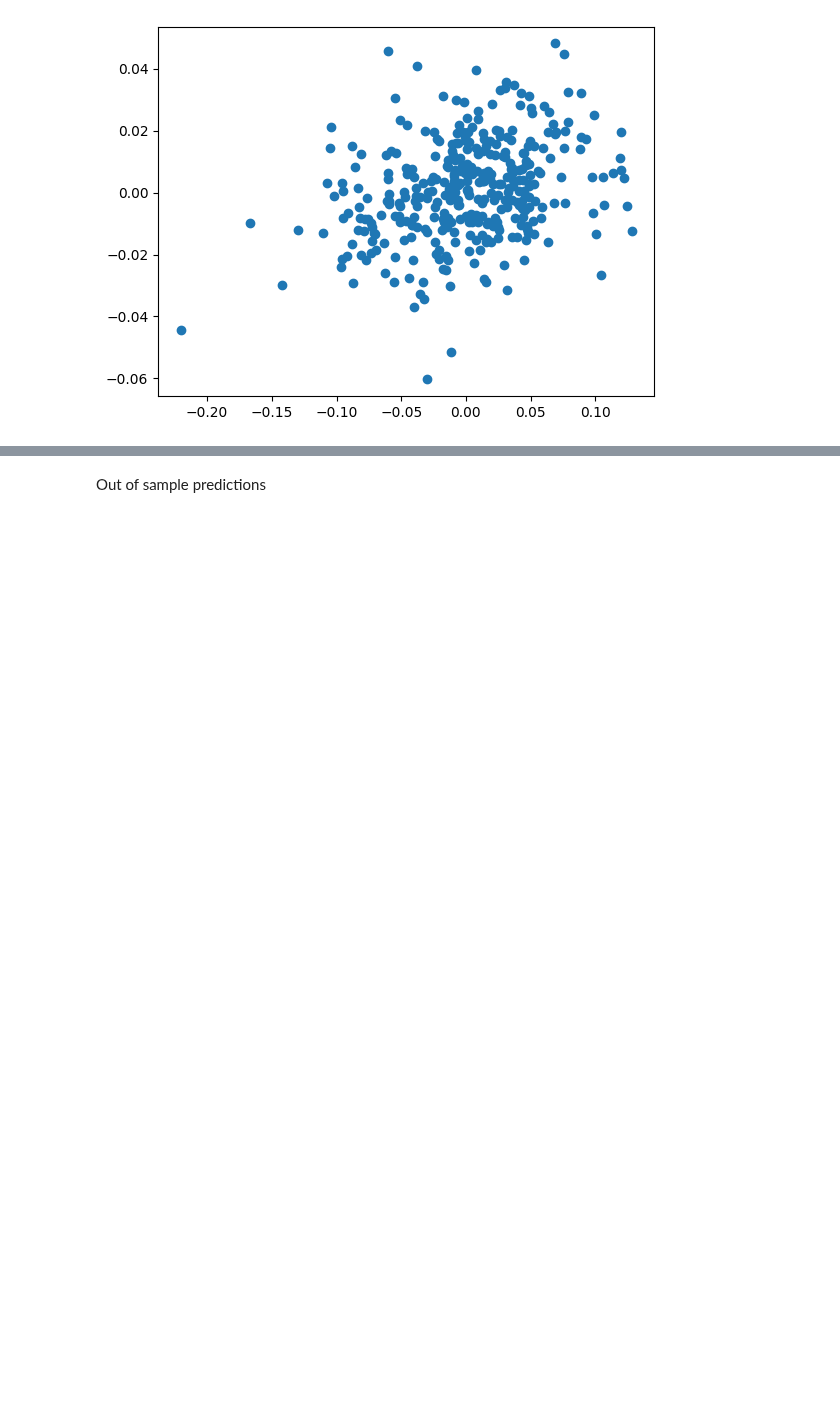
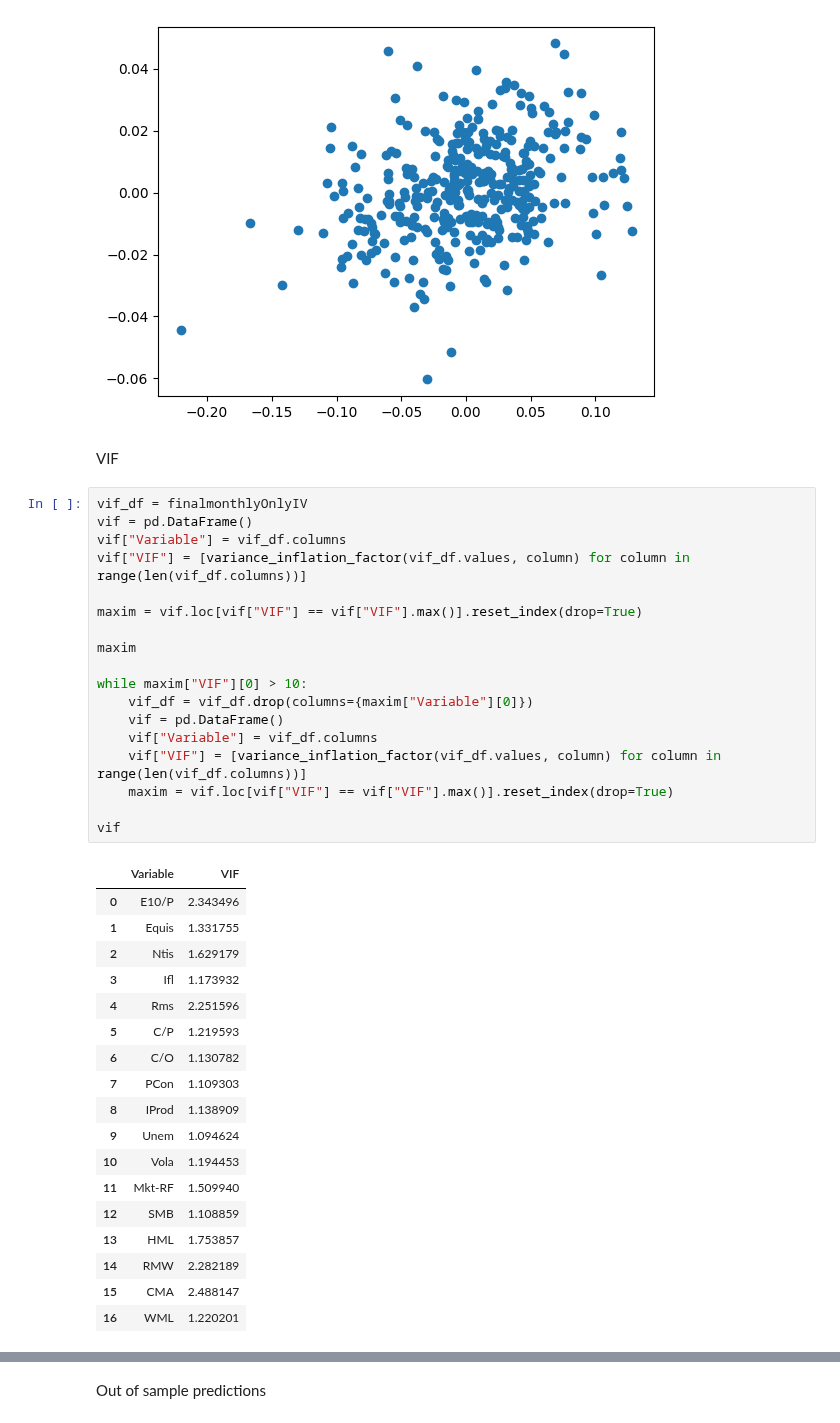
Before and after one commit to jessekeranen/seminar, a Jupyter notebook: jupyter.ipynb, the cells around one changed output, grey strips where cells are left out. Saved outputs shown, nothing was run; the diff lists cells and outputs as text; blank space fills up the shorter version.

```diff
--- a/jupyter.ipynb
+++ b/jupyter.ipynb
@@ -571,3 +572,42 @@ plt.scatter(y, pred)
 # %% [output]
 <matplotlib.collections.PathCollection at 0x...>
 [figure]
+# %% [markdown]
+VIF
+# %%
+vif_df = finalmonthlyOnlyIV
+vif = pd.DataFrame()
+vif["Variable"] = vif_df.columns
+vif["VIF"] = [variance_inflation_factor(vif_df.values, column) for column in range(len(vif_df.columns))]
+
+maxim = vif.loc[vif["VIF"] == vif["VIF"].max()].reset_index(drop=True)
+
+maxim
+
+while maxim["VIF"][0] > 10:
+    vif_df = vif_df.drop(columns={maxim["Variable"][0]})
+    vif = pd.DataFrame()
+    vif["Variable"] = vif_df.columns
+    vif["VIF"] = [variance_inflation_factor(vif_df.values, column) for column in range(len(vif_df.columns))]
+    maxim = vif.loc[vif["VIF"] == vif["VIF"].max()].reset_index(drop=True)
+
+vif
+# %% [output]
+|  | Variable | VIF |
+| 0 | E10/P | 2.343496 |
+| 1 | Equis | 1.331755 |
+| 2 | Ntis | 1.629179 |
+| 3 | Ifl | 1.173932 |
+| 4 | Rms | 2.251596 |
+| 5 | C/P | 1.219593 |
+| 6 | C/O | 1.130782 |
+| 7 | PCon | 1.109303 |
+| 8 | IProd | 1.138909 |
+| 9 | Unem | 1.094624 |
+| 10 | Vola | 1.194453 |
+| 11 | Mkt-RF | 1.509940 |
+| 12 | SMB | 1.108859 |
+| 13 | HML | 1.753857 |
+| 14 | RMW | 2.282189 |
+| 15 | CMA | 2.488147 |
+| 16 | WML | 1.220201 |
```
Also changed, not shown: parts of 4 cells of this notebook.
